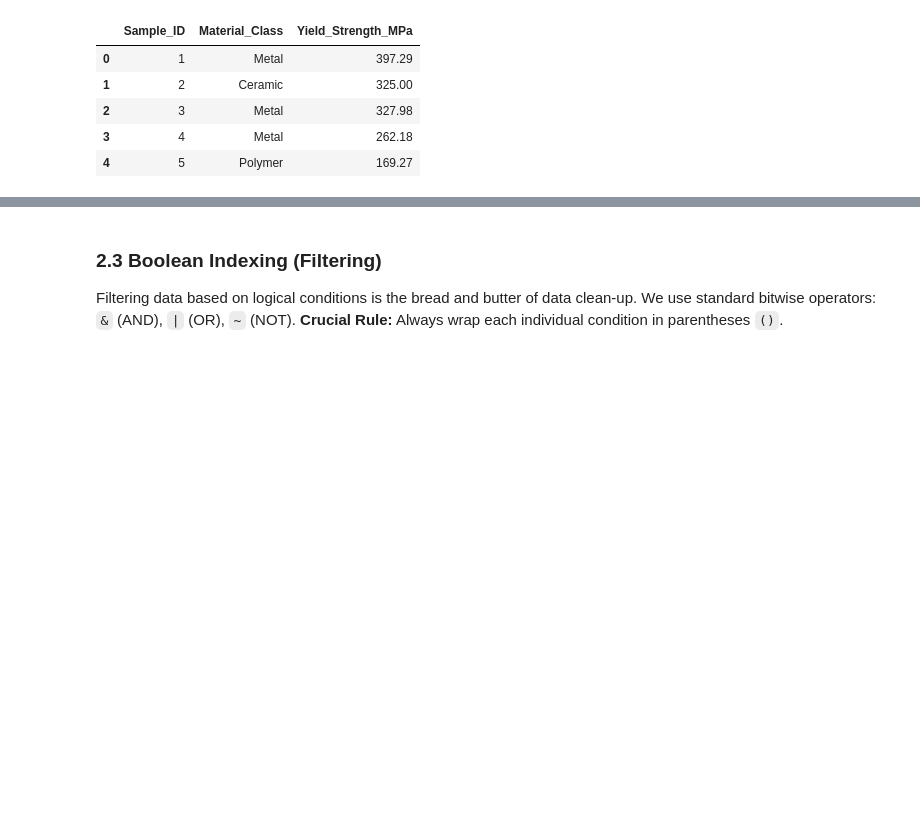
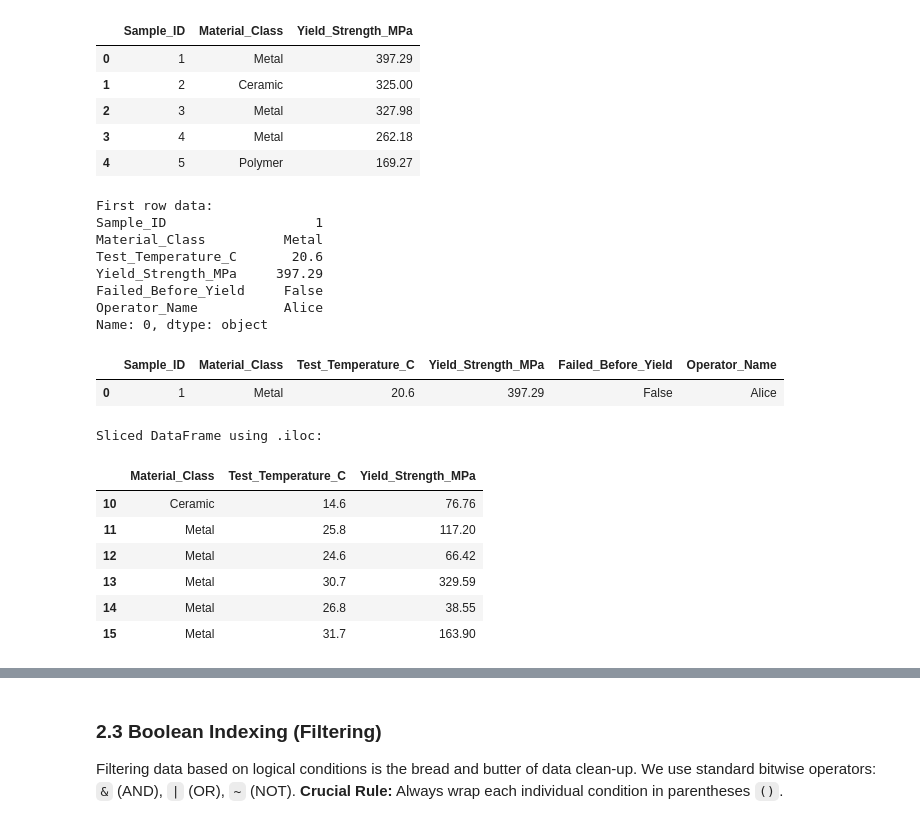
Before and after one commit to hexiongwu1995/VS-Code, a Jupyter notebook: Pandas_Material_Science_Tutorial.ipynb, the cells around one changed output, grey strips where cells are left out. Saved outputs shown, nothing was run; the diff lists cells and outputs as text; code cells hidden in the pictures; blank space fills up the shorter version.

```diff
--- a/Pandas_Material_Science_Tutorial.ipynb
+++ b/Pandas_Material_Science_Tutorial.ipynb
@@ -514,17 +514,40 @@ display(subset_df.head())
 # %%
 # Example 2.2.1: Row Selection via .iloc (Integer Location)
 # .iloc strictly uses ZERO-BASED INTEGER array indexing, just like Numpy or pure Python lists.
 # syntax: df.iloc[row_indices, column_indices]
 
 # Grab the very first row (index 0)
 first_row = synthetic_df.iloc[0]
 print("First row data:")
 print(first_row)
 
+# Show the same row in DataFrame (tabular) format
+first_row_df = first_row.to_frame().T
+display(first_row_df)
+
 # Grab rows 10 to 15, and columns 1 to 3
 subset_slice = synthetic_df.iloc[10:16, 1:4]
 print("\nSliced DataFrame using .iloc:")
 display(subset_slice)
+# %% [output]
+First row data:
+Sample_ID                   1
+Material_Class          Metal
+Test_Temperature_C       20.6
+Yield_Strength_MPa     397.29
+Failed_Before_Yield     False
+Operator_Name           Alice
+Name: 0, dtype: object
+|  | Sample_ID | Material_Class | Test_Temperature_C | Yield_Strength_MPa | Failed_Before_Yield | Operator_Name |
+| 0 | 1 | Metal | 20.6 | 397.29 | False | Alice |
+Sliced DataFrame using .iloc:
+|  | Material_Class | Test_Temperature_C | Yield_Strength_MPa |
+| 10 | Ceramic | 14.6 | 76.76 |
+| 11 | Metal | 25.8 | 117.20 |
+| 12 | Metal | 24.6 | 66.42 |
+| 13 | Metal | 30.7 | 329.59 |
+| 14 | Metal | 26.8 | 38.55 |
+| 15 | Metal | 31.7 | 163.90 |
 # %%
 # Example 2.2.2: Row Selection via .loc (Label Location)
 # .loc strictly uses labels (the names of the index and the names of the columns).
```
Also changed, not shown: parts of 1 cell of this notebook, 1 other file.
